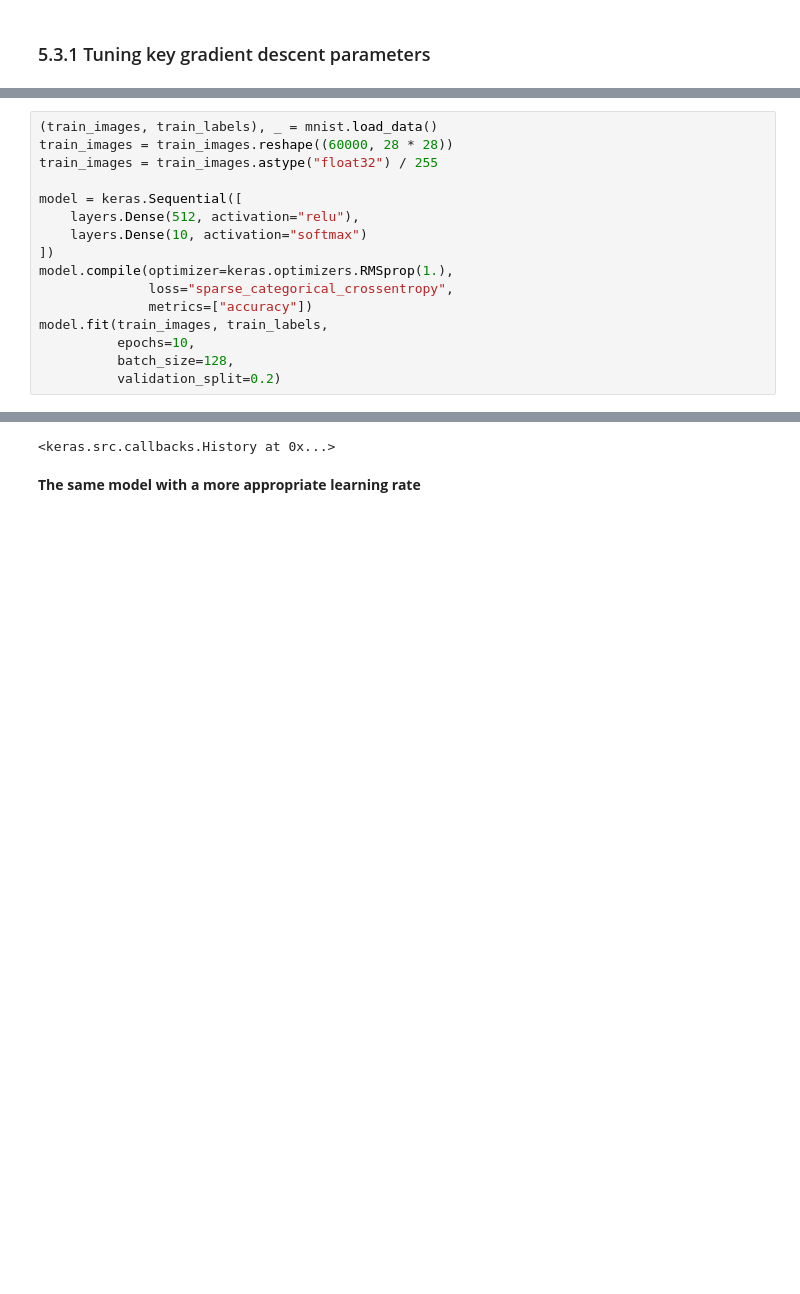
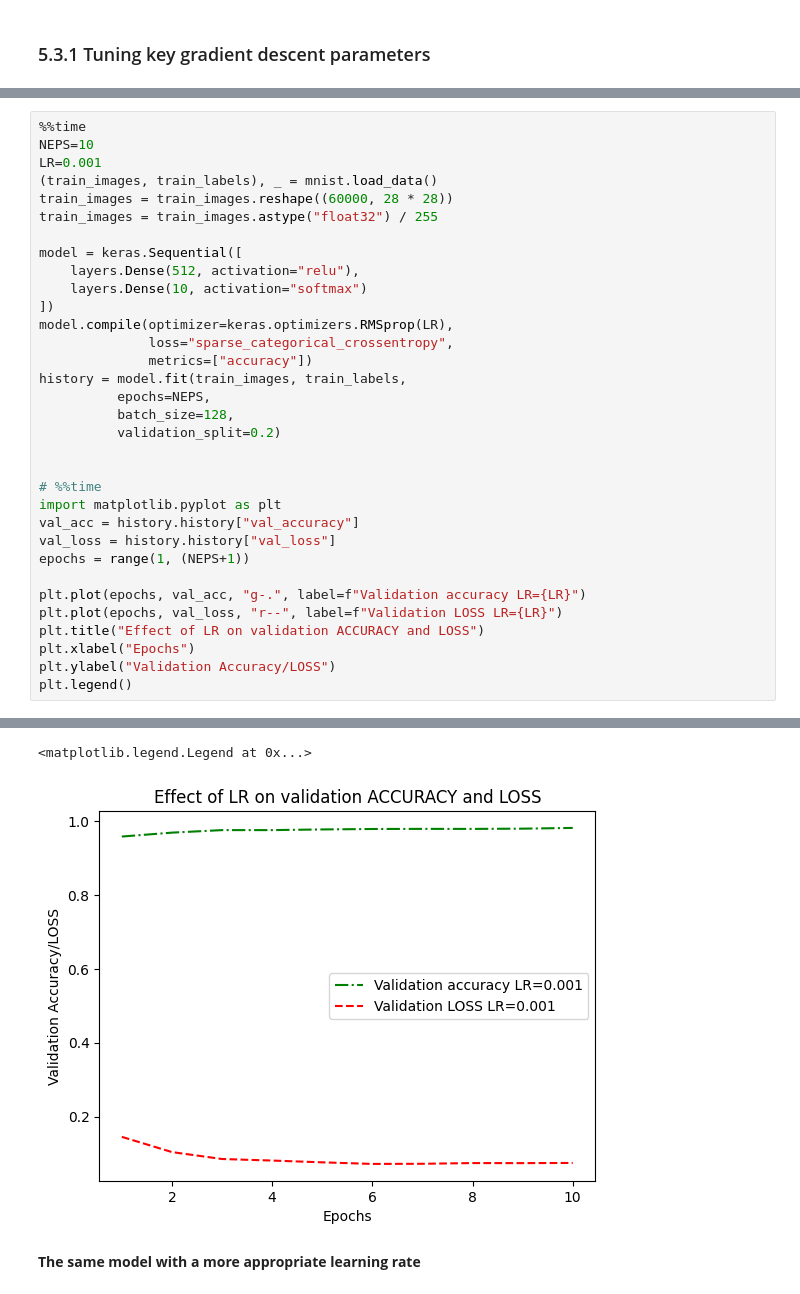
Before and after one commit to ftk1000/deep-learning-with-python-notebooks, a Jupyter notebook: chapter05_fund-ml_VER2.ipynb, the cells around one changed output, grey strips where cells are left out. Cells and saved outputs as stored; diff of their text form; blank space fills up the shorter version.

```diff
--- a/chapter05_fund-ml_VER2.ipynb
+++ b/chapter05_fund-ml_VER2.ipynb
@@ -287,4 +401,7 @@ Having a reliable way to evaluate the performance of your model is how you’ll
 # %%
+%%time
+NEPS=10
+LR=0.001
 (train_images, train_labels), _ = mnist.load_data()
 train_images = train_images.reshape((60000, 28 * 28))
 train_images = train_images.astype("float32") / 255
@@ -293,12 +410,26 @@ model = keras.Sequential([
     layers.Dense(512, activation="relu"),
     layers.Dense(10, activation="softmax")
 ])
-model.compile(optimizer=keras.optimizers.RMSprop(1.),
+model.compile(optimizer=keras.optimizers.RMSprop(LR),
               loss="sparse_categorical_crossentropy",
               metrics=["accuracy"])
-model.fit(train_images, train_labels,
-          epochs=10,
+history = model.fit(train_images, train_labels,
+          epochs=NEPS,
           batch_size=128,
           validation_split=0.2)
+
+
+# %%time
+import matplotlib.pyplot as plt
+val_acc = history.history["val_accuracy"]
+val_loss = history.history["val_loss"]
+epochs = range(1, (NEPS+1))
+
+plt.plot(epochs, val_acc, "g-.", label=f"Validation accuracy LR={LR}")
+plt.plot(epochs, val_loss, "r--", label=f"Validation LOSS LR={LR}")
+plt.title("Effect of LR on validation ACCURACY and LOSS")
+plt.xlabel("Epochs")
+plt.ylabel("Validation Accuracy/LOSS")
+plt.legend()
 # %% [output]
 Epoch 1/10
@@ -324,4 +452,5 @@ Epoch 10/10
-<keras.src.callbacks.History at 0x...>
+<matplotlib.legend.Legend at 0x...>
+[figure, added]
 # %% [markdown]
 **The same model with a more appropriate learning rate**
 # %%
```
Also changed, not shown: parts of 29 cells of this notebook.
